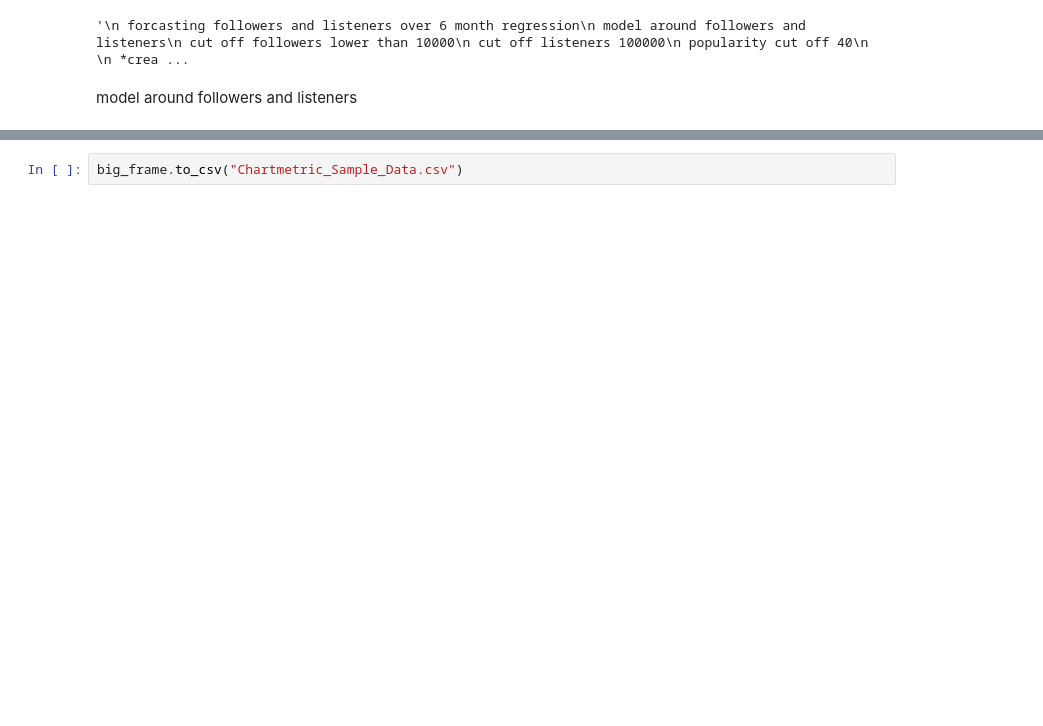
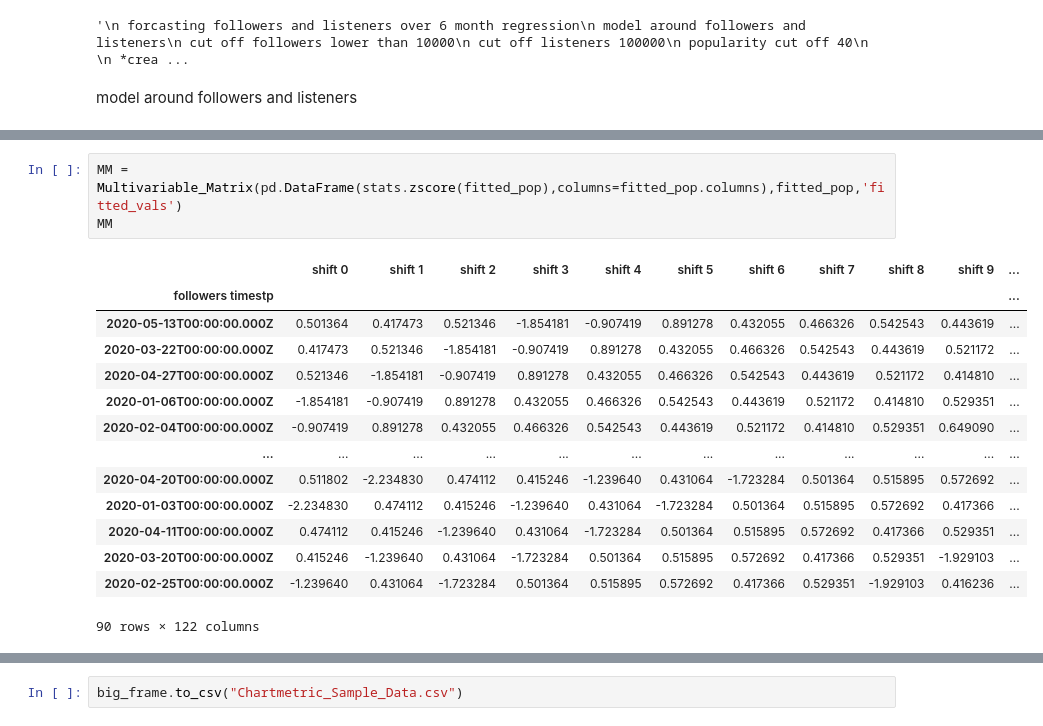
Before and after one commit to Tony363/Chartmetric_Analysis, a Jupyter notebook: Chartmetric_DataConsolidation.ipynb, the cells around one changed output, grey strips where cells are left out. Drawn from its saved outputs; the diff is of its cells as text; blank space fills up the shorter version.

```diff
--- a/Chartmetric_DataConsolidation.ipynb
+++ b/Chartmetric_DataConsolidation.ipynb
@@ -817,0 +890,18 @@ strong multicollinearity or other numerical problems.
+# %%
+MM = Multivariable_Matrix(pd.DataFrame(stats.zscore(fitted_pop),columns=fitted_pop.columns),fitted_pop,'fitted_vals')
+MM
+# %% [output]
+|  | shift 0 | shift 1 | shift 2 | shift 3 | shift 4 | shift 5 | shift 6 | shift 7 | shift 8 | shift 9 | ... |
+| followers timestp |  |  |  |  |  |  |  |  |  |  | ... |
+| 2020-05-13T00:00:00.000Z | 0.501364 | 0.417473 | 0.521346 | -1.854181 | -0.907419 | 0.891278 | 0.432055 | 0.466326 | 0.542543 | 0.443619 | ... |
+| 2020-03-22T00:00:00.000Z | 0.417473 | 0.521346 | -1.854181 | -0.907419 | 0.891278 | 0.432055 | 0.466326 | 0.542543 | 0.443619 | 0.521172 | ... |
+| 2020-04-27T00:00:00.000Z | 0.521346 | -1.854181 | -0.907419 | 0.891278 | 0.432055 | 0.466326 | 0.542543 | 0.443619 | 0.521172 | 0.414810 | ... |
+| 2020-01-06T00:00:00.000Z | -1.854181 | -0.907419 | 0.891278 | 0.432055 | 0.466326 | 0.542543 | 0.443619 | 0.521172 | 0.414810 | 0.529351 | ... |
+| 2020-02-04T00:00:00.000Z | -0.907419 | 0.891278 | 0.432055 | 0.466326 | 0.542543 | 0.443619 | 0.521172 | 0.414810 | 0.529351 | 0.649090 | ... |
+| ... | ... | ... | ... | ... | ... | ... | ... | ... | ... | ... | ... |
+| 2020-04-20T00:00:00.000Z | 0.511802 | -2.234830 | 0.474112 | 0.415246 | -1.239640 | 0.431064 | -1.723284 | 0.501364 | 0.515895 | 0.572692 | ... |
+| 2020-01-03T00:00:00.000Z | -2.234830 | 0.474112 | 0.415246 | -1.239640 | 0.431064 | -1.723284 | 0.501364 | 0.515895 | 0.572692 | 0.417366 | ... |
+| 2020-04-11T00:00:00.000Z | 0.474112 | 0.415246 | -1.239640 | 0.431064 | -1.723284 | 0.501364 | 0.515895 | 0.572692 | 0.417366 | 0.529351 | ... |
+| 2020-03-20T00:00:00.000Z | 0.415246 | -1.239640 | 0.431064 | -1.723284 | 0.501364 | 0.515895 | 0.572692 | 0.417366 | 0.529351 | -1.929103 | ... |
+| 2020-02-25T00:00:00.000Z | -1.239640 | 0.431064 | -1.723284 | 0.501364 | 0.515895 | 0.572692 | 0.417366 | 0.529351 | -1.929103 | 0.416236 | ... |
+90 rows × 122 columns
```
Also changed, not shown: parts of 30 cells of this notebook.
